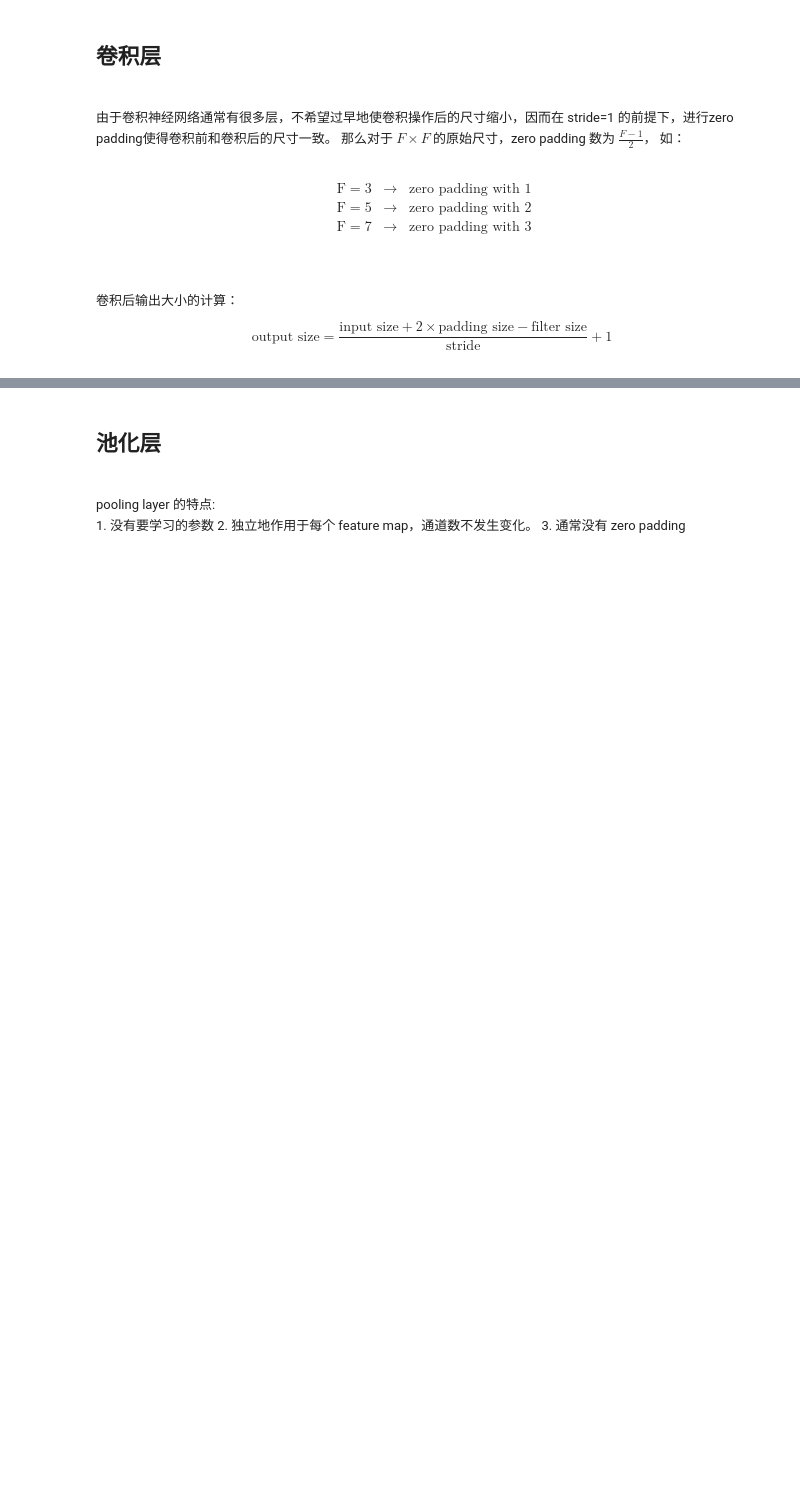
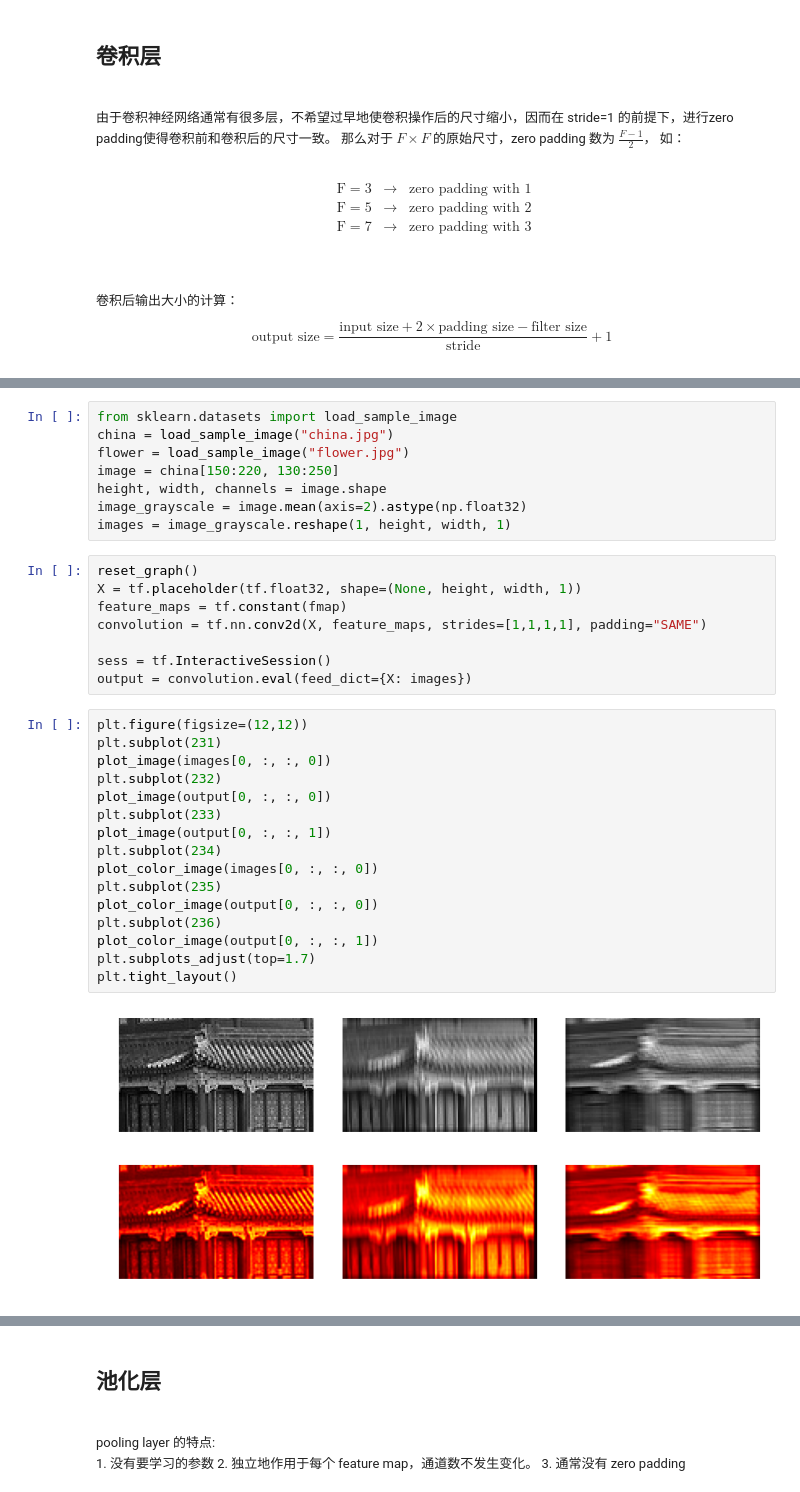
Before and after one commit to massquantity/DL_from_scratch_NOTE, a Jupyter notebook: CNN/CNN.ipynb, the cells around one changed output, grey strips where cells are left out. Drawn from its saved outputs; the diff is of its cells as text; blank space fills up the shorter version.

```diff
--- a/CNN/CNN.ipynb
+++ b/CNN/CNN.ipynb
@@ -27,0 +67,34 @@ $$
+# %%
+from sklearn.datasets import load_sample_image
+china = load_sample_image("china.jpg")
+flower = load_sample_image("flower.jpg")
+image = china[150:220, 130:250]
+height, width, channels = image.shape
+image_grayscale = image.mean(axis=2).astype(np.float32)
+images = image_grayscale.reshape(1, height, width, 1)
+# %%
+reset_graph()
+X = tf.placeholder(tf.float32, shape=(None, height, width, 1))
+feature_maps = tf.constant(fmap)
+convolution = tf.nn.conv2d(X, feature_maps, strides=[1,1,1,1], padding="SAME")
+
+sess = tf.InteractiveSession()
+output = convolution.eval(feed_dict={X: images})
+# %%
+plt.figure(figsize=(12,12))
+plt.subplot(231)
+plot_image(images[0, :, :, 0])
+plt.subplot(232)
+plot_image(output[0, :, :, 0])
+plt.subplot(233)
+plot_image(output[0, :, :, 1])
+plt.subplot(234)
+plot_color_image(images[0, :, :, 0])
+plt.subplot(235)
+plot_color_image(output[0, :, :, 0])
+plt.subplot(236)
+plot_color_image(output[0, :, :, 1])
+plt.subplots_adjust(top=1.7)
+plt.tight_layout()
+# %% [output]
+[figure, added]
```
Also changed, not shown: parts of 6 cells of this notebook.
